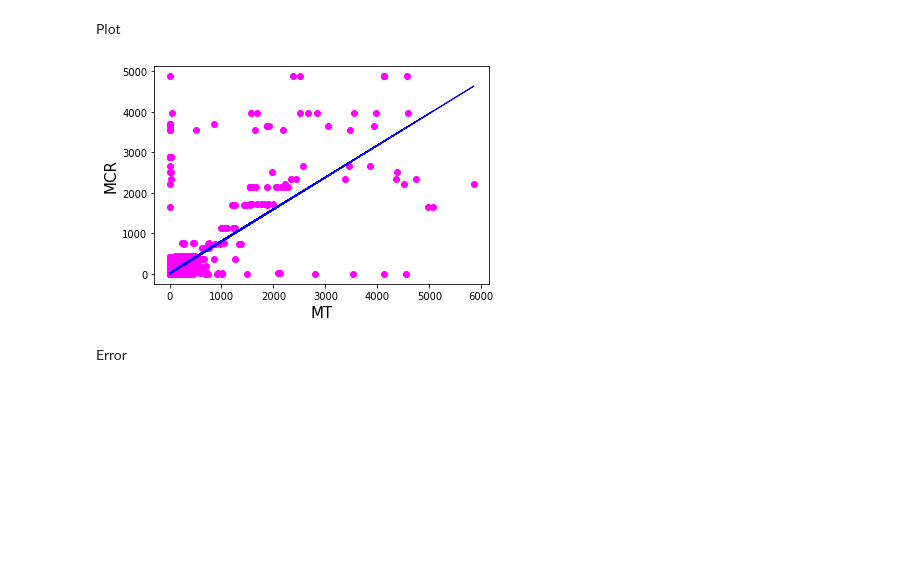
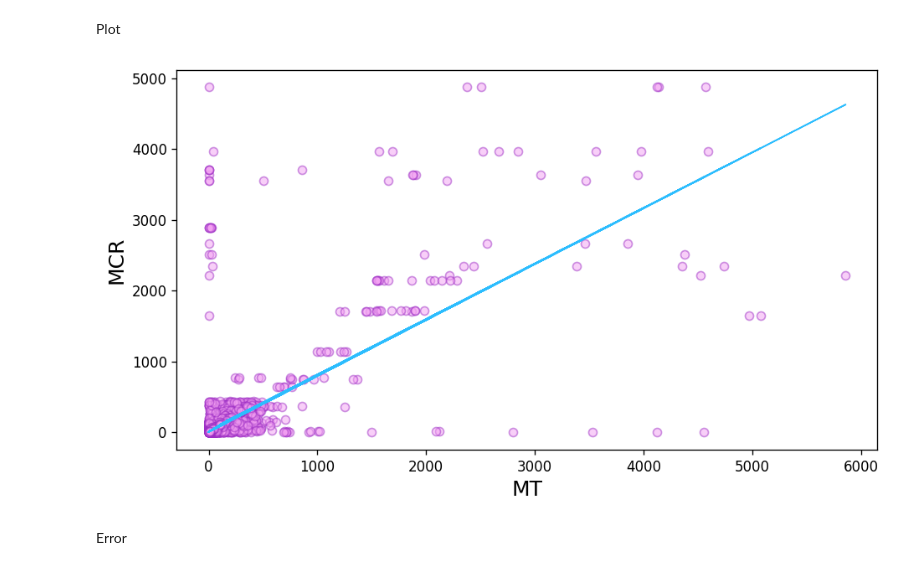
Before and after one commit to SiNa88/clusterdata-prediction, a Jupyter notebook: cluster-trace-microservices-v2021/microservice-prediction/mlp_mcr.ipynb, the cells around one changed output. Saved outputs shown, nothing was run; the diff lists cells and outputs as text; code cells hidden in the pictures; blank space fills up the shorter version.

```diff
--- a/cluster-trace-microservices-v2021/microservice-prediction/mlp_mcr.ipynb
+++ b/cluster-trace-microservices-v2021/microservice-prediction/mlp_mcr.ipynb
@@ -73,13 +73,14 @@ Y_predict = pipe.predict(X_test)
 Plot
 # %%
 # plot
-plt.scatter(x=X_test, y=Y_test, color="magenta")
-plt.plot(X_test, Y_predict, color="blue", linewidth=1)
+plt.figure(figsize=(9, 5), dpi=120)
+plt.scatter(x=X_test, y=Y_test, color="#F3A0F2", marker="o",alpha=0.5, edgecolors="#9D2EC5")
+plt.plot(X_test, Y_predict, color="#2CBDFE", linewidth=1)
 plt.ylabel('MCR', fontsize=15)
 plt.xlabel('MT', fontsize=15)
 plt.show()
 # %% [output]
-[figure, old version]
+[figure, new version]
 # %% [markdown]
 Error
 # %%
```
Also changed, not shown: parts of 3 cells of this notebook.
